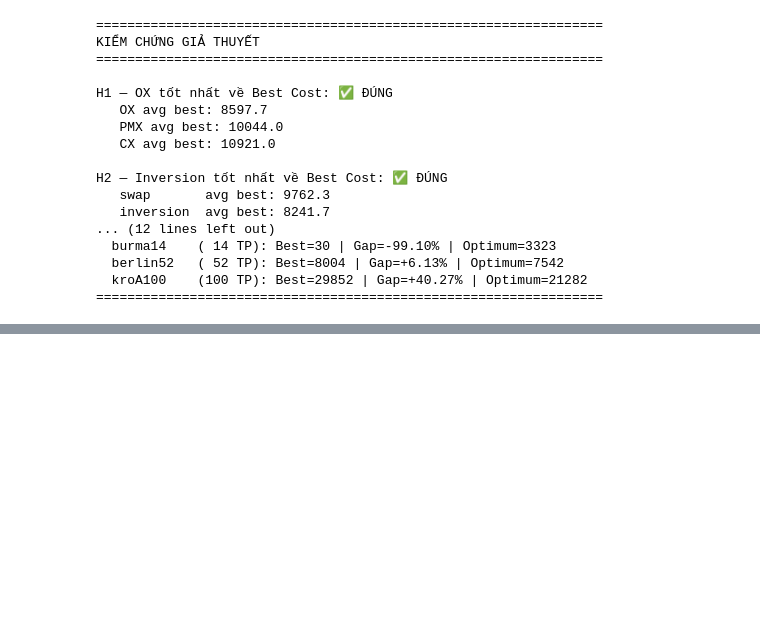
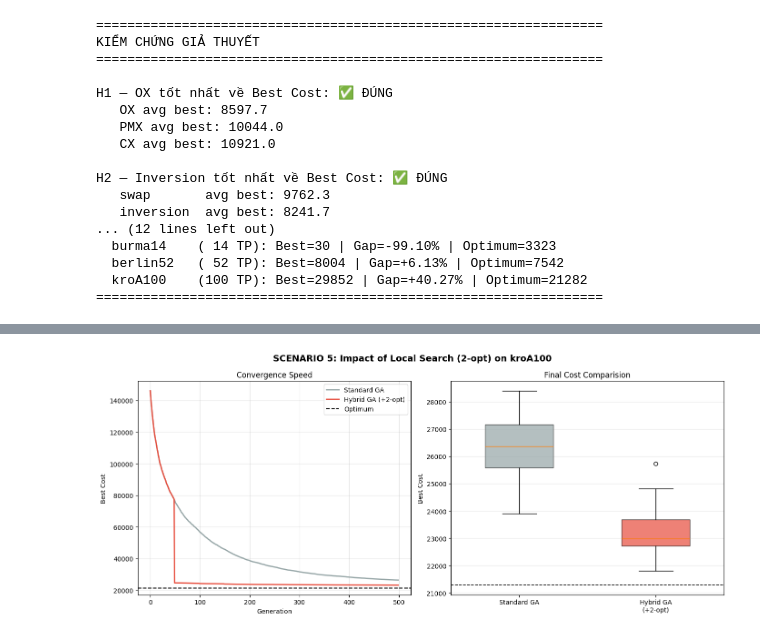
Before and after one commit to tuanvan03/MS-GA, a Jupyter notebook: GA.ipynb, the cells around one changed output, grey strips where cells are left out. Saved outputs shown, nothing was run; the diff lists cells and outputs as text; code cells hidden in the pictures; blank space fills up the shorter version.

```diff
--- a/GA.ipynb
+++ b/GA.ipynb
@@ -918,0 +1293,68 @@ H2 — Inversion tốt nhất về Best Cost: ✅ ĐÚNG
+# %%
+# ---- Trực quan hóa Scenario 5 ----
+fig, axes = plt.subplots(1, 2, figsize=(14, 6))
+fig.suptitle(f'SCENARIO 5: Impact of Local Search (2-opt) on {dataset_target}', fontsize=14, fontweight='bold')
+
+# 1. Convergence
+ax1 = axes[0]
+for key, hist in histories_s5.items():
+    cfg = SCENARIO5_CONFIGS[key]
+    ax1.plot(hist, color=cfg['color'], linewidth=2, label=cfg['label'])
+
+ax1.axhline(y=kro_info['optimum'], color='black', linestyle='--', linewidth=1.5, label='Optimum')
+ax1.set_xlabel('Generation')
+ax1.set_ylabel('Best Cost')
+ax1.set_title('Convergence Speed')
+ax1.legend()
+ax1.grid(True, alpha=0.3)
+
+# 2. Boxplot
+ax2 = axes[1]
+data_plot = [results_s5['Standard GA'], results_s5['Hybrid GA']]
+labels    = ['Standard GA', 'Hybrid GA\n(+2-opt)']
+colors    = [SCENARIO5_CONFIGS['Standard GA']['color'], SCENARIO5_CONFIGS['Hybrid GA']['color']]
+
+bp = ax2.boxplot(data_plot, labels=labels, patch_artist=True, widths=0.5)
+for patch, color in zip(bp['boxes'], colors):
+    patch.set_facecolor(color)
+    patch.set_alpha(0.7)
+
+ax2.axhline(y=kro_info['optimum'], color='black', linestyle='--', linewidth=1.2, label='Optimum')
+ax2.set_ylabel('Best Cost')
+ax2.set_title('Final Cost Comparision')
+ax2.grid(True, axis='y', alpha=0.3)
+
+plt.tight_layout()
+plt.savefig('scenario5_hybrid_ga.png', dpi=150, bbox_inches='tight')
+plt.show()
+
+# ---- Kết luận ----
+print("\n" + "=" * 80)
+print("ANALYSIS & CONCLUSION: SCENARIO 5")
+print("=" * 80)
+
+std_best = min(results_s5['Standard GA'])
+hyb_best = min(results_s5['Hybrid GA'])
+std_mean = np.mean(results_s5['Standard GA'])
+hyb_mean = np.mean(results_s5['Hybrid GA'])
+
+print(f"Dataset: {dataset_target} (Optimum: {kro_info['optimum']})")
+print(f"1. Best Found Cost:")
+print(f"   - Standard GA: {std_best:.0f}")
+print(f"   - Hybrid GA:   {hyb_best:.0f}")
+print(f"   => Improvement: {(std_best - hyb_best)/std_best*100:.2f}%")
+
+print(f"\n2. Average Cost (Stability):")
+print(f"   - Standard GA: {std_mean:.1f}")
+print(f"   - Hybrid GA:   {hyb_mean:.1f}")
+print(f"   => Improvement: {(std_mean - hyb_mean)/std_mean*100:.2f}%")
+
+if hyb_mean < std_mean:
+    print("\n>>> NHẬN XÉT: Chiến lược Hybrid GA (kết hợp 2-opt) vượt trội hoàn toàn.")
+    print("Việc tích hợp Local Search giúp thuật toán 'vét cạn' các cải thiện cục bộ mà các toán tử")
+    print("lai ghép/đột biến ngẫu nhiên khó có thể đạt được trong thời gian ngắn.")
+else:
+    print("\n>>> NHẬN XÉT: Chiến lược Hybrid chưa hiệu quả rõ rệt (cần kiểm tra lại tần suất áp dụng).")
+print("=" * 80)
+# %% [output]
+[figure, added]
```
Also changed, not shown: parts of 11 cells of this notebook, 5 other files.
